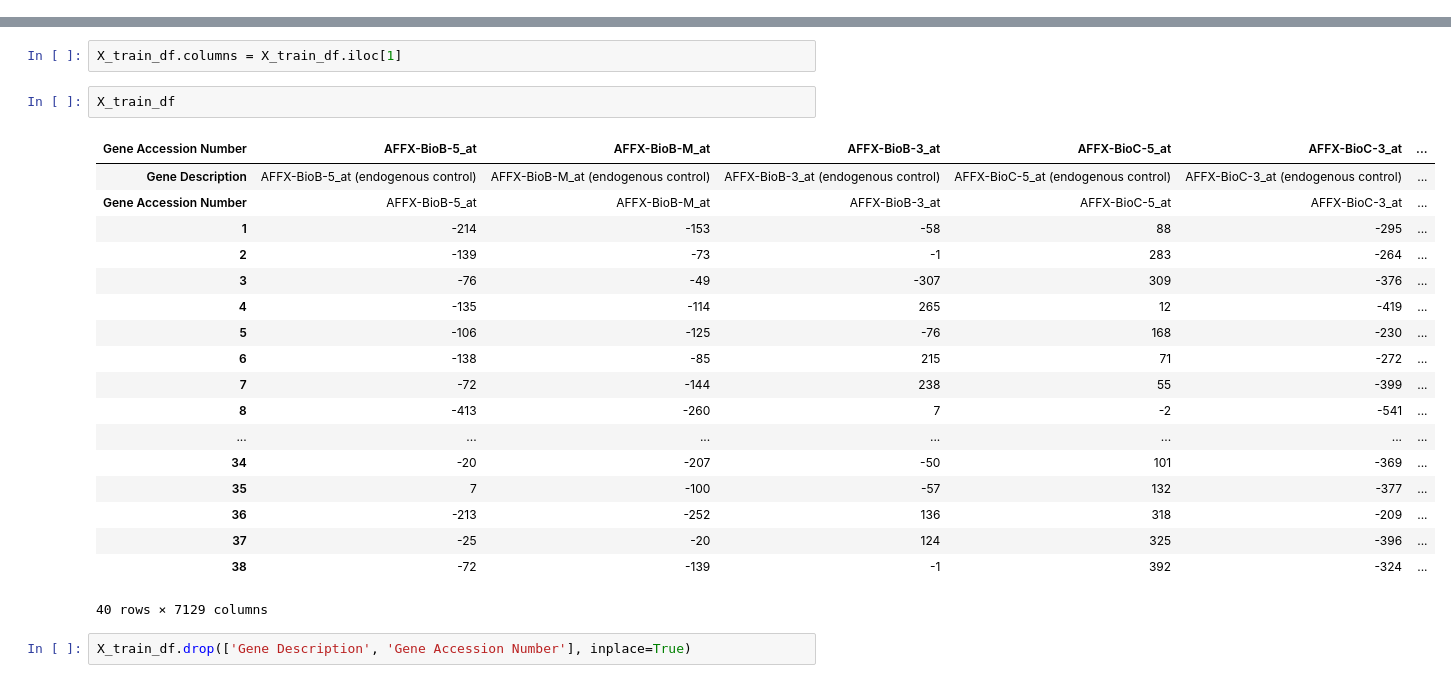
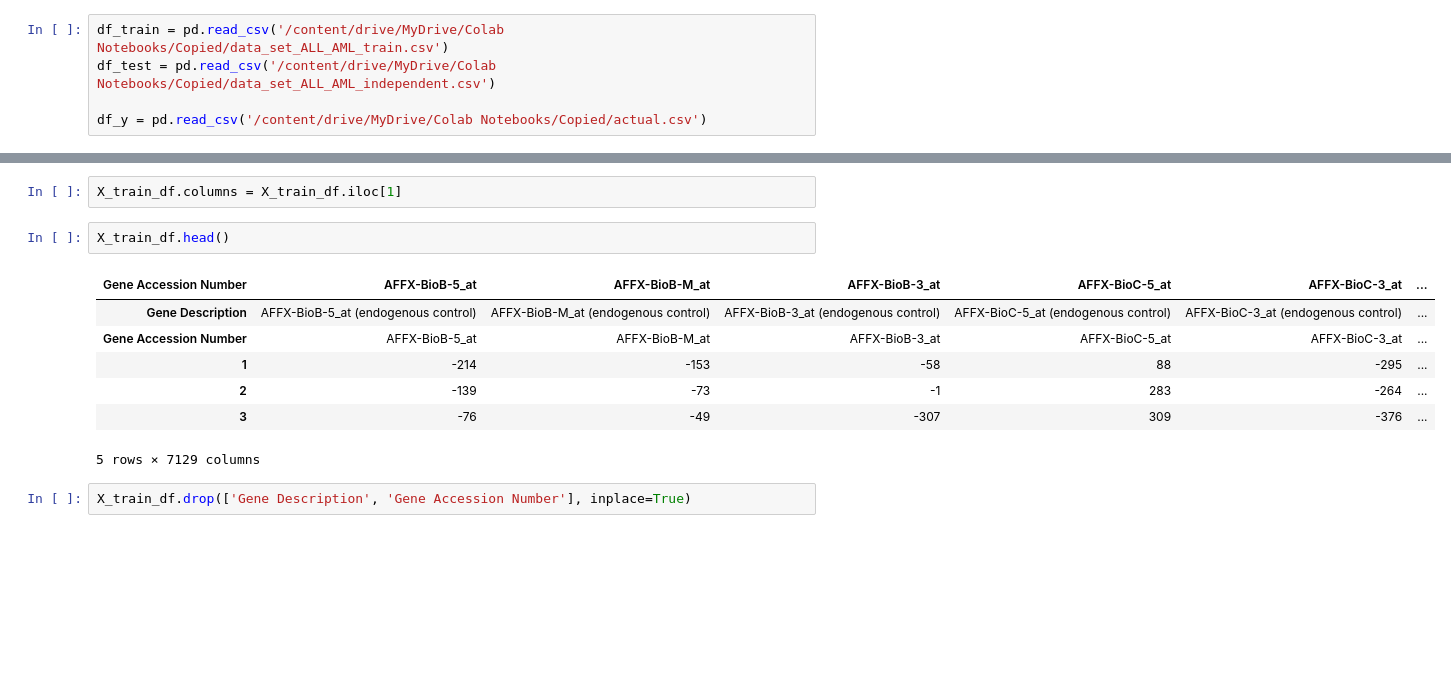
Before and after one commit to Sathira443/Classification_of_Cancer_by_Gene_Expression_Dataset, a Jupyter notebook: Classification_of_Cancer_by_Gene_Expression_Dataset.ipynb, the cells around one changed output, grey strips where cells are left out. Saved outputs shown, nothing was run; the diff lists cells and outputs as text; blank space fills up the shorter version.

```diff
--- a/Classification_of_Cancer_by_Gene_Expression_Dataset.ipynb
+++ b/Classification_of_Cancer_by_Gene_Expression_Dataset.ipynb
@@ -8,3 +13,8 @@ df_train = pd.read_csv('data_set_ALL_AML_train.csv')
+# %%
+df_train = pd.read_csv('/content/drive/MyDrive/Colab Notebooks/Copied/data_set_ALL_AML_train.csv')
+df_test = pd.read_csv('/content/drive/MyDrive/Colab Notebooks/Copied/data_set_ALL_AML_independent.csv')
+
+df_y = pd.read_csv('/content/drive/MyDrive/Colab Notebooks/Copied/actual.csv')
 # %%
 df_train.head()
 # %% [output]
@@ -314,26 +208,15 @@ X_train_df
 # %%
 X_train_df.columns = X_train_df.iloc[1]
 # %%
-X_train_df
+X_train_df.head()
 # %% [output]
 | Gene Accession Number | AFFX-BioB-5_at | AFFX-BioB-M_at | AFFX-BioB-3_at | AFFX-BioC-5_at | AFFX-BioC-3_at | ... |
 | Gene Description | AFFX-BioB-5_at (endogenous control) | AFFX-BioB-M_at (endogenous control) | AFFX-BioB-3_at (endogenous control) | AFFX-BioC-5_at (endogenous control) | AFFX-BioC-3_at (endogenous control) | ... |
 | Gene Accession Number | AFFX-BioB-5_at | AFFX-BioB-M_at | AFFX-BioB-3_at | AFFX-BioC-5_at | AFFX-BioC-3_at | ... |
 | 1 | -214 | -153 | -58 | 88 | -295 | ... |
 | 2 | -139 | -73 | -1 | 283 | -264 | ... |
 | 3 | -76 | -49 | -307 | 309 | -376 | ... |
-| 4 | -135 | -114 | 265 | 12 | -419 | ... |
-| 5 | -106 | -125 | -76 | 168 | -230 | ... |
-| 6 | -138 | -85 | 215 | 71 | -272 | ... |
-| 7 | -72 | -144 | 238 | 55 | -399 | ... |
-| 8 | -413 | -260 | 7 | -2 | -541 | ... |
-| ... | ... | ... | ... | ... | ... | ... |
-| 34 | -20 | -207 | -50 | 101 | -369 | ... |
-| 35 | 7 | -100 | -57 | 132 | -377 | ... |
-| 36 | -213 | -252 | 136 | 318 | -209 | ... |
-| 37 | -25 | -20 | 124 | 325 | -396 | ... |
-| 38 | -72 | -139 | -1 | 392 | -324 | ... |
-40 rows × 7129 columns
+5 rows × 7129 columns
 # %%
 X_train_df.drop(['Gene Description', 'Gene Accession Number'], inplace=True)
 # %%
```
Also changed, not shown: parts of 59 cells of this notebook.
